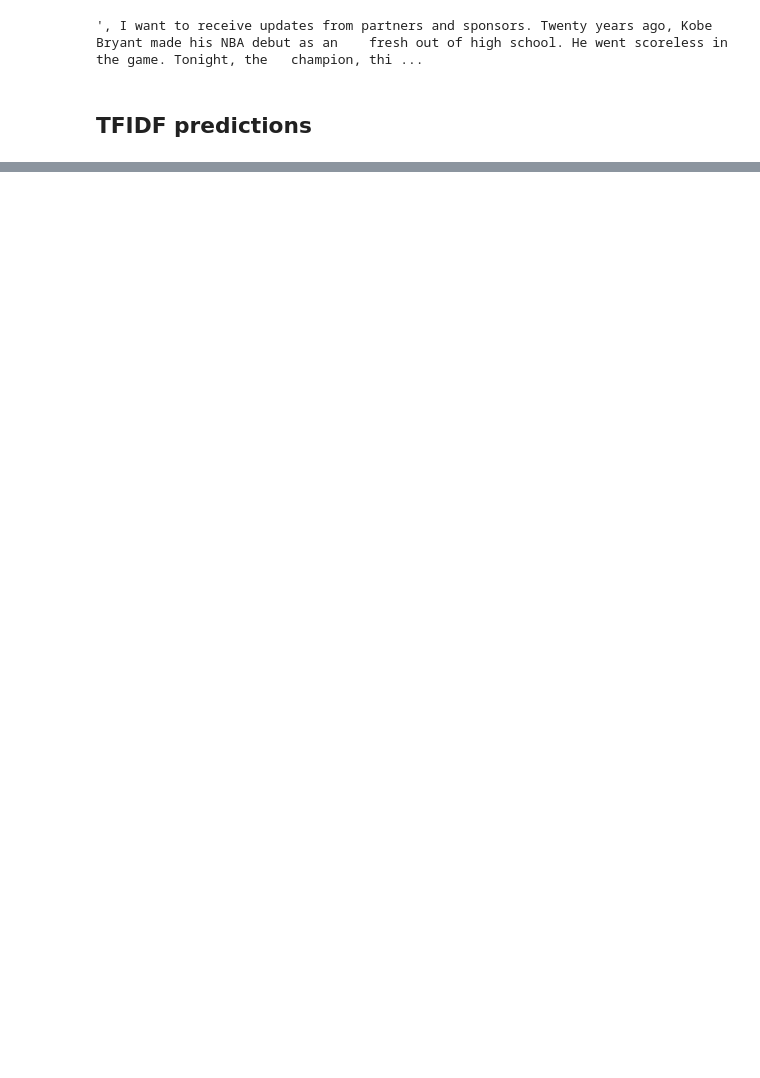
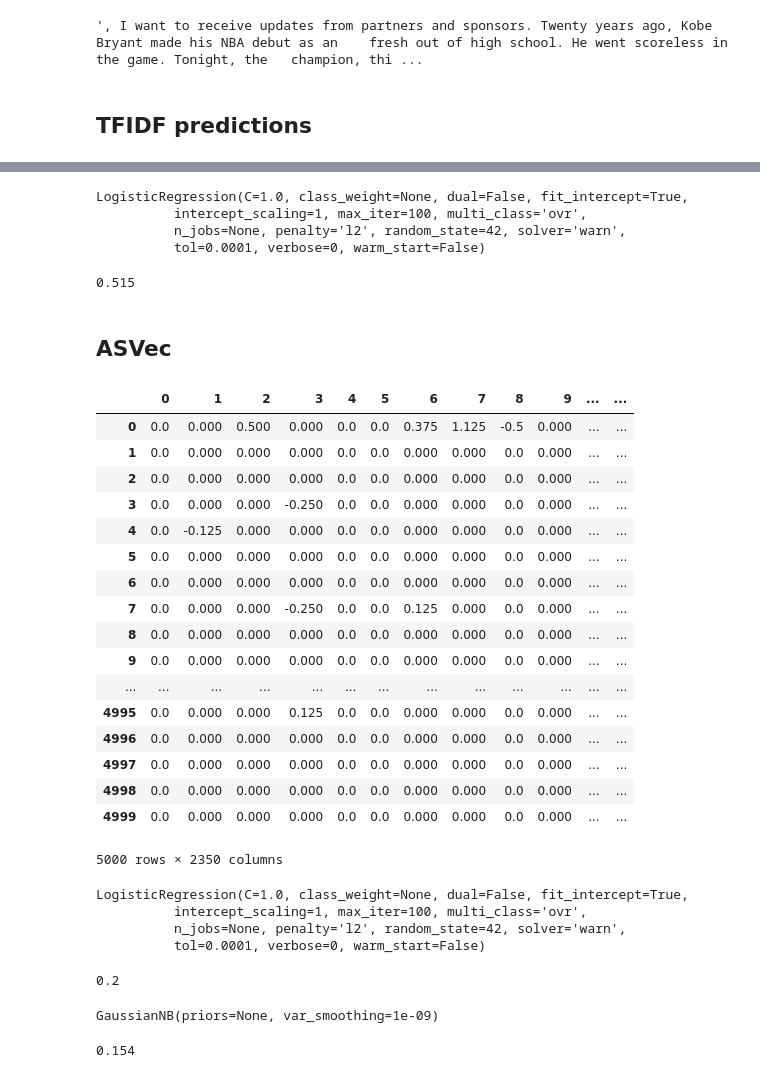
Before and after one commit to WarmCyan/perspective-mining-research, a Jupyter notebook: notebooks/Source Prediction 2.ipynb, the cells around one changed output, grey strips where cells are left out. Drawn from its saved outputs; the diff is of its cells as text; code cells hidden in the pictures; blank space fills up the shorter version.

```diff
--- a/notebooks/Source Prediction 2.ipynb
+++ b/notebooks/Source Prediction 2.ipynb
@@ -64,3 +68,40 @@ X = tfidf_df
 y = articles.source
 
 X_train, X_test, y_train, y_test = train_test_split(X, y, test_size=.2, random_state=42)
+# %%
+from sklearn.linear_model import LogisticRegression
+clf = LogisticRegression(random_state=42, multi_class='ovr') # one vs all
+clf.fit(X_train, y_train)
+# %% [output]
+LogisticRegression(C=1.0, class_weight=None, dual=False, fit_intercept=True,
+          intercept_scaling=1, max_iter=100, multi_class='ovr',
+          n_jobs=None, penalty='l2', random_state=42, solver='warn',
+          tol=0.0001, verbose=0, warm_start=False)
+# %%
+clf.score(X_test, y_test)
+# %% [output]
+0.515
+# %% [markdown]
+## ASVec
+# %%
+as_df = pd.read_json("../data/cache/testsentimentanalysis_partial/as_vectors/doc_as_vectors.json")
+as_df
+# %% [output]
+|  | 0 | 1 | 2 | 3 | 4 | 5 | 6 | 7 | 8 | 9 | ... | ... |
+| 0 | 0.0 | 0.000 | 0.500 | 0.000 | 0.0 | 0.0 | 0.375 | 1.125 | -0.5 | 0.000 | ... | ... |
+| 1 | 0.0 | 0.000 | 0.000 | 0.000 | 0.0 | 0.0 | 0.000 | 0.000 | 0.0 | 0.000 | ... | ... |
+| 2 | 0.0 | 0.000 | 0.000 | 0.000 | 0.0 | 0.0 | 0.000 | 0.000 | 0.0 | 0.000 | ... | ... |
+| 3 | 0.0 | 0.000 | 0.000 | -0.250 | 0.0 | 0.0 | 0.000 | 0.000 | 0.0 | 0.000 | ... | ... |
+| 4 | 0.0 | -0.125 | 0.000 | 0.000 | 0.0 | 0.0 | 0.000 | 0.000 | 0.0 | 0.000 | ... | ... |
+| 5 | 0.0 | 0.000 | 0.000 | 0.000 | 0.0 | 0.0 | 0.000 | 0.000 | 0.0 | 0.000 | ... | ... |
+| 6 | 0.0 | 0.000 | 0.000 | 0.000 | 0.0 | 0.0 | 0.000 | 0.000 | 0.0 | 0.000 | ... | ... |
+| 7 | 0.0 | 0.000 | 0.000 | -0.250 | 0.0 | 0.0 | 0.125 | 0.000 | 0.0 | 0.000 | ... | ... |
+| 8 | 0.0 | 0.000 | 0.000 | 0.000 | 0.0 | 0.0 | 0.000 | 0.000 | 0.0 | 0.000 | ... | ... |
+| 9 | 0.0 | 0.000 | 0.000 | 0.000 | 0.0 | 0.0 | 0.000 | 0.000 | 0.0 | 0.000 | ... | ... |
+| ... | ... | ... | ... | ... | ... | ... | ... | ... | ... | ... | ... | ... |
+| 4995 | 0.0 | 0.000 | 0.000 | 0.125 | 0.0 | 0.0 | 0.000 | 0.000 | 0.0 | 0.000 | ... | ... |
+| 4996 | 0.0 | 0.000 | 0.000 | 0.000 | 0.0 | 0.0 | 0.000 | 0.000 | 0.0 | 0.000 | ... | ... |
+| 4997 | 0.0 | 0.000 | 0.000 | 0.000 | 0.0 | 0.0 | 0.000 | 0.000 | 0.0 | 0.000 | ... | ... |
+| 4998 | 0.0 | 0.000 | 0.000 | 0.000 | 0.0 | 0.0 | 0.000 | 0.000 | 0.0 | 0.000 | ... | ... |
+| 4999 | 0.0 | 0.000 | 0.000 | 0.000 | 0.0 | 0.0 | 0.000 | 0.000 | 0.0 | 0.000 | ... | ... |
+5000 rows × 2350 columns
@@ -66,0 +114,23 @@ X_train, X_test, y_train, y_test = train_test_split(X, y, test_size=.2, random_s
+# %%
+from sklearn.linear_model import LogisticRegression
+clf = LogisticRegression(random_state=42, multi_class='ovr') # one vs all
+clf.fit(X_train, y_train)
+# %% [output]
+LogisticRegression(C=1.0, class_weight=None, dual=False, fit_intercept=True,
+          intercept_scaling=1, max_iter=100, multi_class='ovr',
+          n_jobs=None, penalty='l2', random_state=42, solver='warn',
+          tol=0.0001, verbose=0, warm_start=False)
+# %%
+clf.score(X_test, y_test)
+# %% [output]
+0.2
+# %%
+from sklearn.naive_bayes import GaussianNB
+clf = GaussianNB()
+clf.fit(X_train,y_train)
+# %% [output]
+GaussianNB(priors=None, var_smoothing=1e-09)
+# %%
+clf.score(X_test, y_test)
+# %% [output]
+0.154
```
Also changed, not shown: parts of 4 cells of this notebook, 5 other files.
